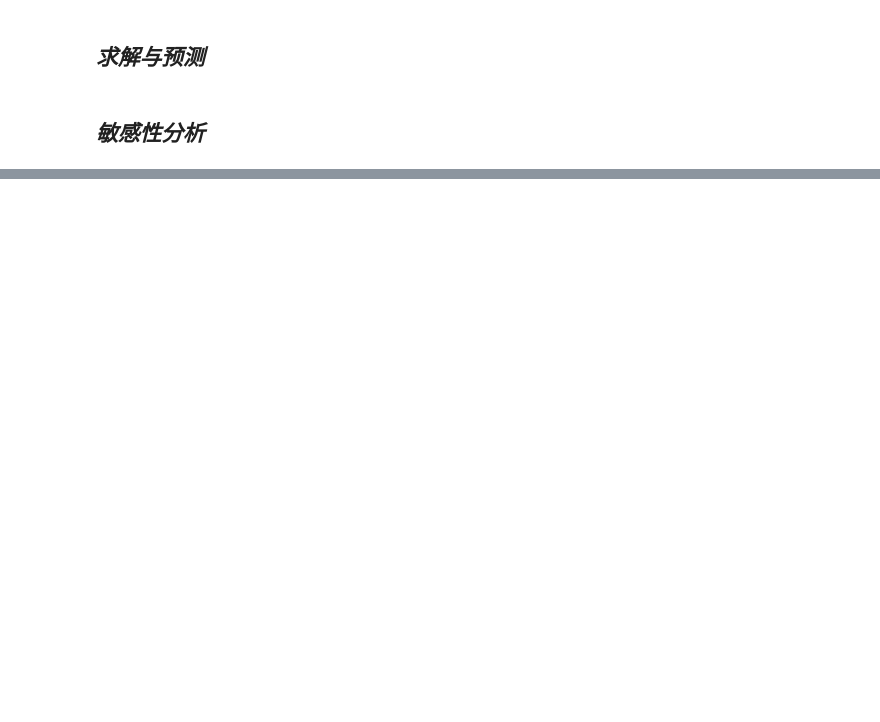
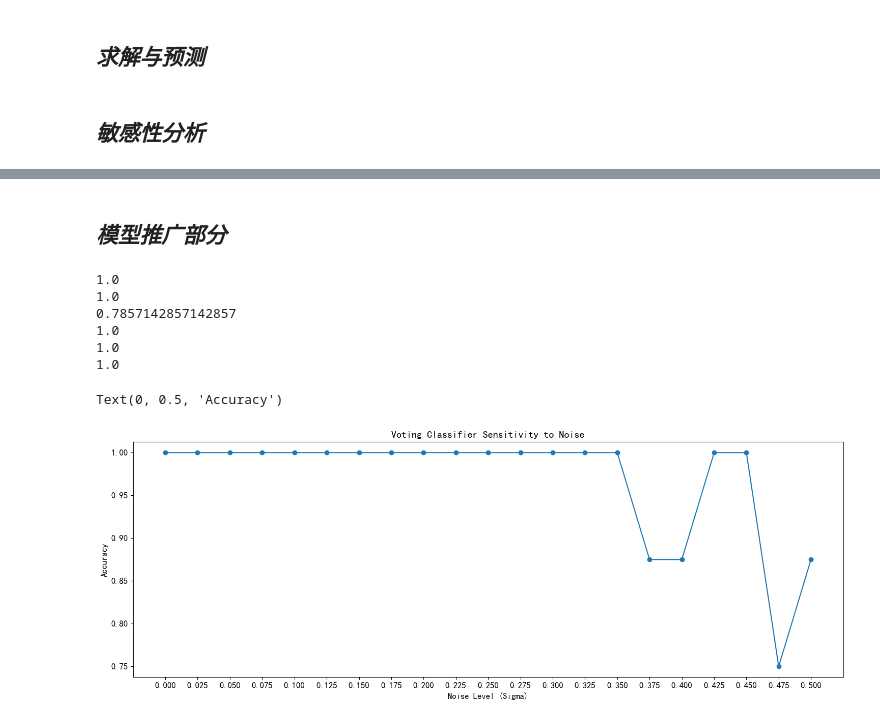
Before and after one commit to XingA02/CUMCM-2022C, a Jupyter notebook: 3_简单预测.ipynb, the cells around one changed output, grey strips where cells are left out. Saved outputs shown, nothing was run; the diff lists cells and outputs as text; code cells hidden in the pictures; blank space fills up the shorter version.

```diff
--- a/3_简单预测.ipynb
+++ b/3_简单预测.ipynb
@@ -159,0 +163,70 @@ Text(0, 0.5, 'Accuracy')
+# %% [markdown]
+## ***模型推广部分***
+# %%
+from sklearn.svm import SVC, SVR
+from sklearn.tree import DecisionTreeClassifier
+from sklearn.naive_bayes import GaussianNB
+from sklearn.neighbors import KNeighborsClassifier
+from sklearn.linear_model import LogisticRegression
+from sklearn.ensemble import VotingClassifier
+
+
+# 初始化分类器
+svc = SVC(kernel='linear', probability=True)
+dtc = DecisionTreeClassifier()
+gnb = GaussianNB()
+knn = KNeighborsClassifier(n_neighbors=3)
+lr = LogisticRegression()
+
+# 创建VotingClassifier，设置voting为'soft'表示使用概率平均
+eclf = VotingClassifier(estimators=[
+    ('svc', svc),
+    ('dtc', dtc),
+    ('gnb', gnb),
+    ('knn', knn),
+    ('lr', lr)],
+    voting='soft')
+
+# 训练模型
+predictions = []
+for model in [svc, dtc, gnb, knn, lr, eclf]:
+    y_pred = model.fit(X_train, y_train).predict(X_test)
+    predictions.append(y_pred)
+    print(accuracy_score(y_test, y_pred))
+# %% [output]
+1.0
+1.0
+0.7857142857142857
+1.0
+1.0
+1.0
+# %%
+import numpy as np
+from sklearn.metrics import accuracy_score
+
+
+def add_noise(X, sigma):
+    """在特征X上添加高斯噪声"""
+    return X * (1 + sigma * np.random.randn(*X.shape))
+
+# 定义一个sigma值的范围
+sigmas = np.linspace(0, 0.5, 21)  # 假设我们测试从0到0.5的20个sigma值
+accuracies = []
+
+for sigma in sigmas:
+    X_valid_noisy = add_noise(X_valid, sigma)
+    predictions = eclf.predict(X_valid_noisy)
+    # 若为分类模型，使用accuracy_score，若为回归模型，使用MAE
+    accuracy = accuracy_score(y_valid, predictions)
+    accuracies.append(accuracy)
+
+
+fig, ax = plt.subplots(figsize=(18, 6))
+ax.plot(sigmas, accuracies, marker='o')
+ax.set_title('Voting Classifier Sensitivity to Noise')
+ax.set_xticks(sigmas)
+ax.set_xlabel('Noise Level (Sigma)')
+ax.set_ylabel('Accuracy')
+# %% [output]
+Text(0, 0.5, 'Accuracy')
+[figure, added]
```
Also changed, not shown: parts of 4 cells of this notebook, 32 other files.
